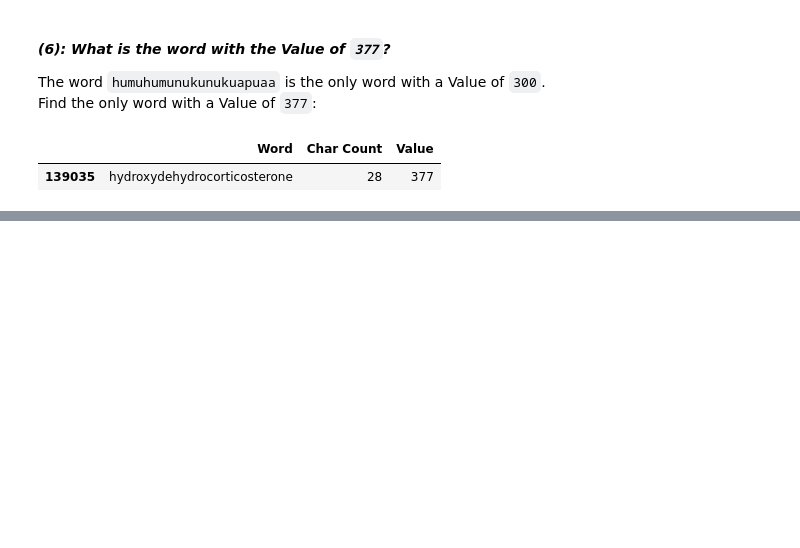
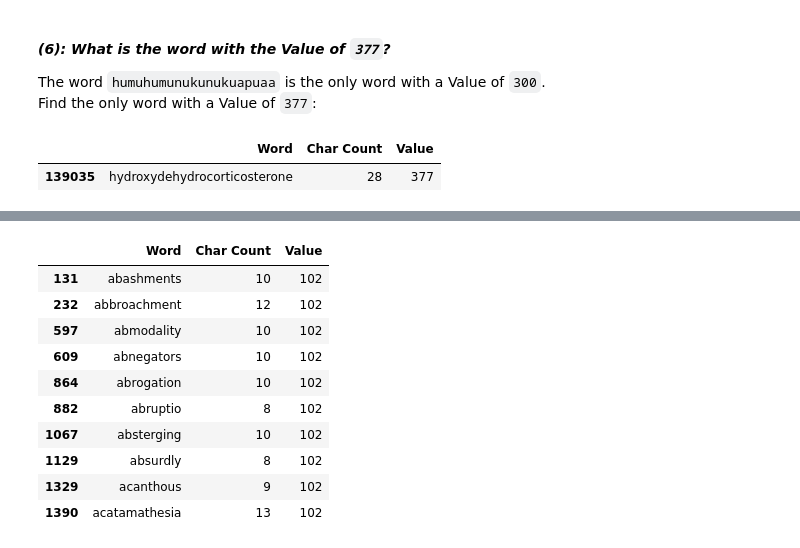
Before and after one commit to ChrisDunamis/Portfolios, a Jupyter notebook: Python/Projects/freeCodeCamp - Pandas & Python for Data Analysis/Main.ipynb, the cells around one changed output, grey strips where cells are left out. Cells and saved outputs as stored; diff of their text form; code cells hidden in the pictures; blank space fills up the shorter version.

```diff
--- a/Python/Projects/freeCodeCamp - Pandas & Python for Data Analysis/Main.ipynb
+++ b/Python/Projects/freeCodeCamp - Pandas & Python for Data Analysis/Main.ipynb
@@ -351,0 +388,14 @@ df.loc[df["Value"] == 377]
+# %%
+df.loc[df["Value"] == 102].head(10)
+# %% [output]
+|  | Word | Char Count | Value |
+| 131 | abashments | 10 | 102 |
+| 232 | abbroachment | 12 | 102 |
+| 597 | abmodality | 10 | 102 |
+| 609 | abnegators | 10 | 102 |
+| 864 | abrogation | 10 | 102 |
+| 882 | abruptio | 8 | 102 |
+| 1067 | absterging | 10 | 102 |
+| 1129 | absurdly | 8 | 102 |
+| 1329 | acanthous | 9 | 102 |
+| 1390 | acatamathesia | 13 | 102 |
```
Also changed, not shown: parts of 22 cells of this notebook, 1 other file.
